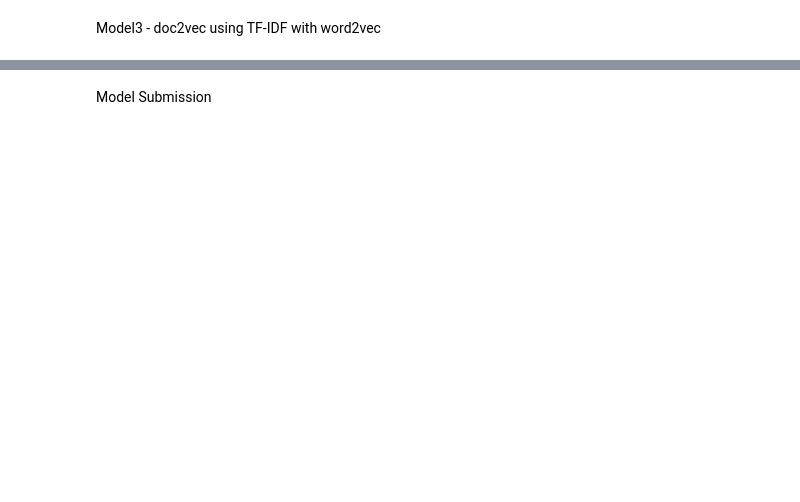
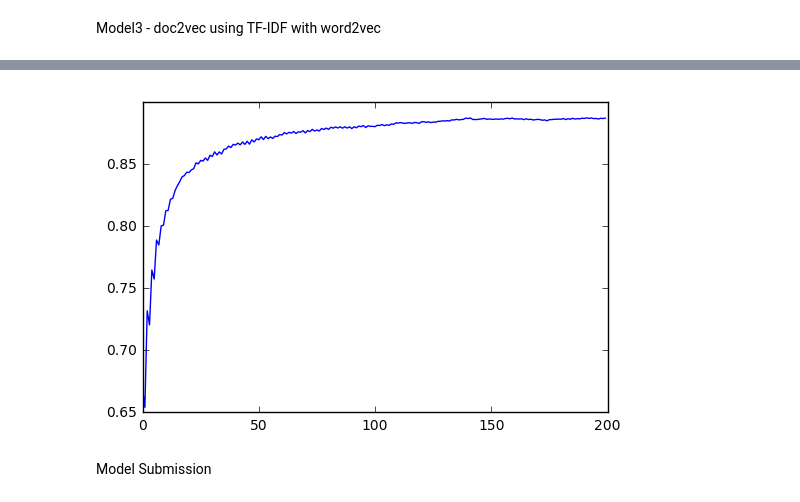
Before and after one commit to zhenlan0426/movie-sentiment, a Jupyter notebook: movie_sentiment.ipynb, the cells around one changed output, grey strips where cells are left out. Cells and saved outputs as stored; diff of their text form; code cells hidden in the pictures; blank space fills up the shorter version.

```diff
--- a/movie_sentiment.ipynb
+++ b/movie_sentiment.ipynb
@@ -190,18 +317,7 @@ loss = theano.function([X_tt, y_tt], err)
 # %%
-n_batch = 4
-best_err = .0
+n_batch = 20
 
 for i in range(n_batch):
-    err = 0
 
-    for x_bat,y_bat in batch_iterator(X_train, y_train, model, 10, shuffle=True, sublen=1.0):
-        train_fn(x_bat,y_bat,2e-5,0.9)
-
-    for x_bat,y_bat in batch_iterator(X_val, y_val, model, 10, shuffle=False, sublen=1.0):
-        err+=loss(x_bat,y_bat)
-
-    if err > best_err:
-        best_err = err
-        best_para = layers.get_all_param_values(net)
-
-    print 'epoch:{}, accuracy:{}'.format(i,1.0*err/y_val.shape[0])
+    for x_bat,y_bat in batch_iterator(X_str, y_np, model, 10, shuffle=True, sublen=1.0):
+        train_fn(x_bat,y_bat,1e-5)
@@ -213,2 +323,0 @@ epoch:3, accuracy:0.7996
-# %%
-layers.set_all_param_values(net,best_para)
@@ -265,15 +542,18 @@ predict  = theano.function([X_tt],Y_hat)
 loss = theano.function([X_tt, y_tt], err)
 # %%
 n_batch = 4
+yhat = np.zeros((len(X_val),2))
 
 for i in range(n_batch):
     err = 0
 
     for x_bat,y_bat in batch_iterator_rnn(X_train, y_train, model, 10, shuffle=True, sublen=1.0):
-        train_fn(x_bat,y_bat,9e-5,0.95)
+        train_fn(x_bat,y_bat)
 
-    for x_bat,y_bat in batch_iterator_rnn(X_val, y_val, model, 10, shuffle=False, sublen=1.0):
-        err+=loss(x_bat,y_bat)
+    for x_bat,batch in batch_iterator_rnn(X_val, None, model, 10, shuffle=False, sublen=1.0):
+        yhat[batch]=predict(x_bat)
 
-    print 'epoch:{}, accuracy:{}'.format(i,1.0*err/y_val.shape[0])
+    score_ = roc_auc_score(np.argmax(y_val,1),yhat[:,1])
+
+    print 'epoch:{}, accuracy:{}'.format(i,score_)
 # %% [output]
@@ -304,6 +647,6 @@ for i in xrange(25000):
 # %%
-model1=GBM_KClass(ExtraTreeRegressor,30,1e-5,\
-{'max_depth':32,'splitter':'random','max_features':0.2},25,0.2)
+model1=GBM_KClass(ExtraTreeRegressor,20,1e-4,\
+{'max_depth':16,'splitter':'random','max_features':0.4},10)
 # %%
 model1.fit(train_frq,y)
 # %% [output]
@@ -313,3 +654,7 @@ GBM_KClass(BaseEst=<class 'sklearn.tree.tree.ExtraTreeRegressor'>,
+# %%
+model1.plot(train_frq,y)
+# %% [output]
+[figure, added]
 # %% [markdown]
 <a id='predict'></a>
 Model Submission
```
Also changed, not shown: parts of 35 cells of this notebook.
